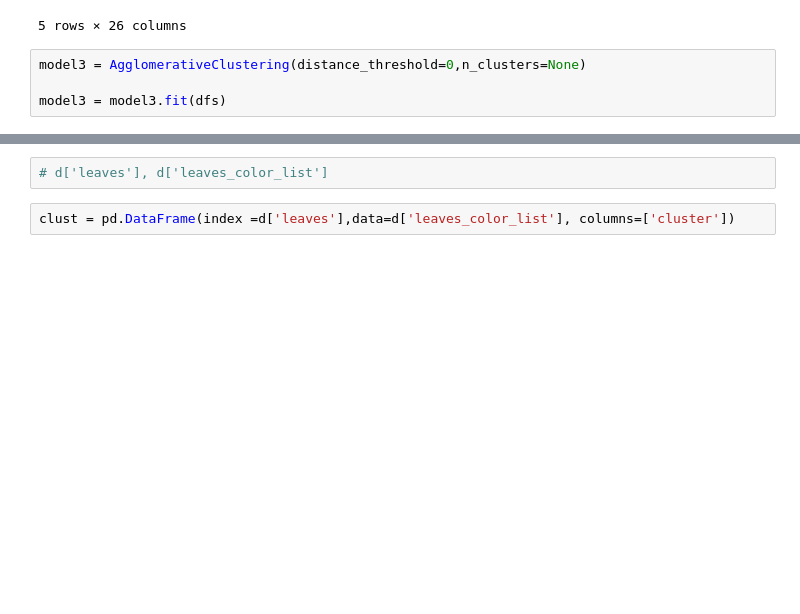
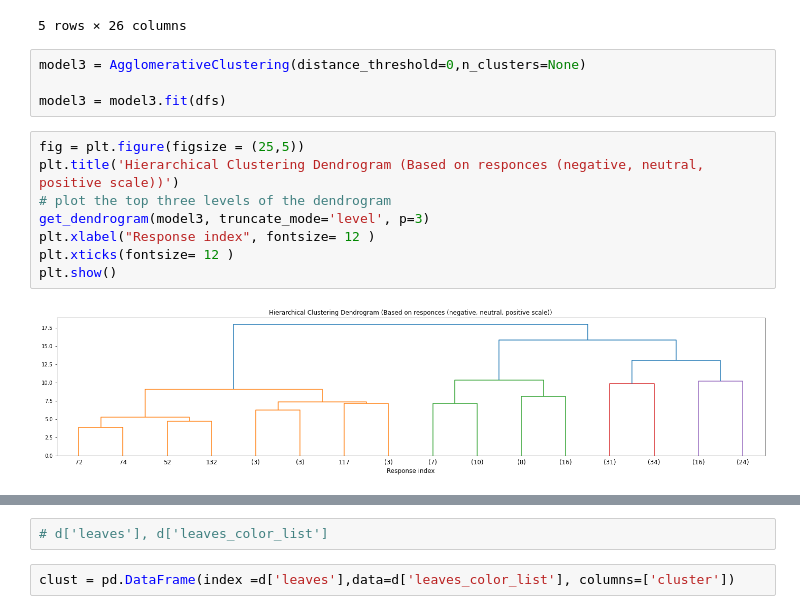
Before and after one commit to mikolaj-sienkiewicz/capable-rl4vc, a Jupyter notebook: survey/responcse_clustering.ipynb, the cells around one changed output, grey strips where cells are left out. Drawn from its saved outputs; the diff is of its cells as text; blank space fills up the shorter version.

```diff
--- a/survey/responcse_clustering.ipynb
+++ b/survey/responcse_clustering.ipynb
@@ -136,6 +137,16 @@ dfs.head()
 model3 = AgglomerativeClustering(distance_threshold=0,n_clusters=None)
 
 model3 = model3.fit(dfs)
+# %%
+fig = plt.figure(figsize = (25,5))
+plt.title('Hierarchical Clustering Dendrogram (Based on responces (negative, neutral, positive scale))')
+# plot the top three levels of the dendrogram
+get_dendrogram(model3, truncate_mode='level', p=3)
+plt.xlabel("Response index", fontsize= 12 )
+plt.xticks(fontsize= 12 )
+plt.show()
+# %% [output]
+[figure, added]
 # %%
 fig = plt.figure(figsize = (25,5))
 plt.title('Hierarchical Clustering Dendrogram (Based on responces (negative, neutral, positive scale))')
```
Also changed, not shown: parts of 12 cells of this notebook.
